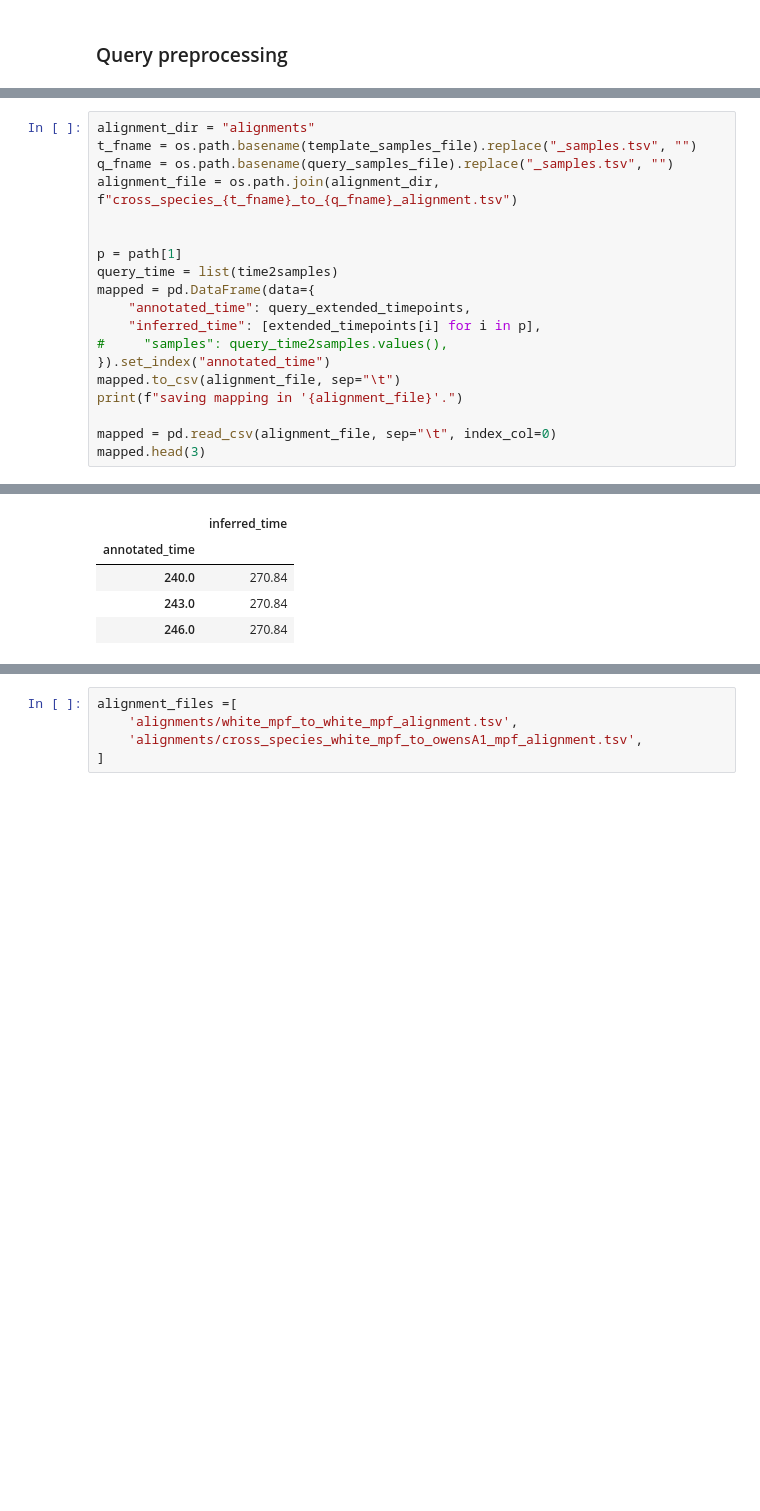
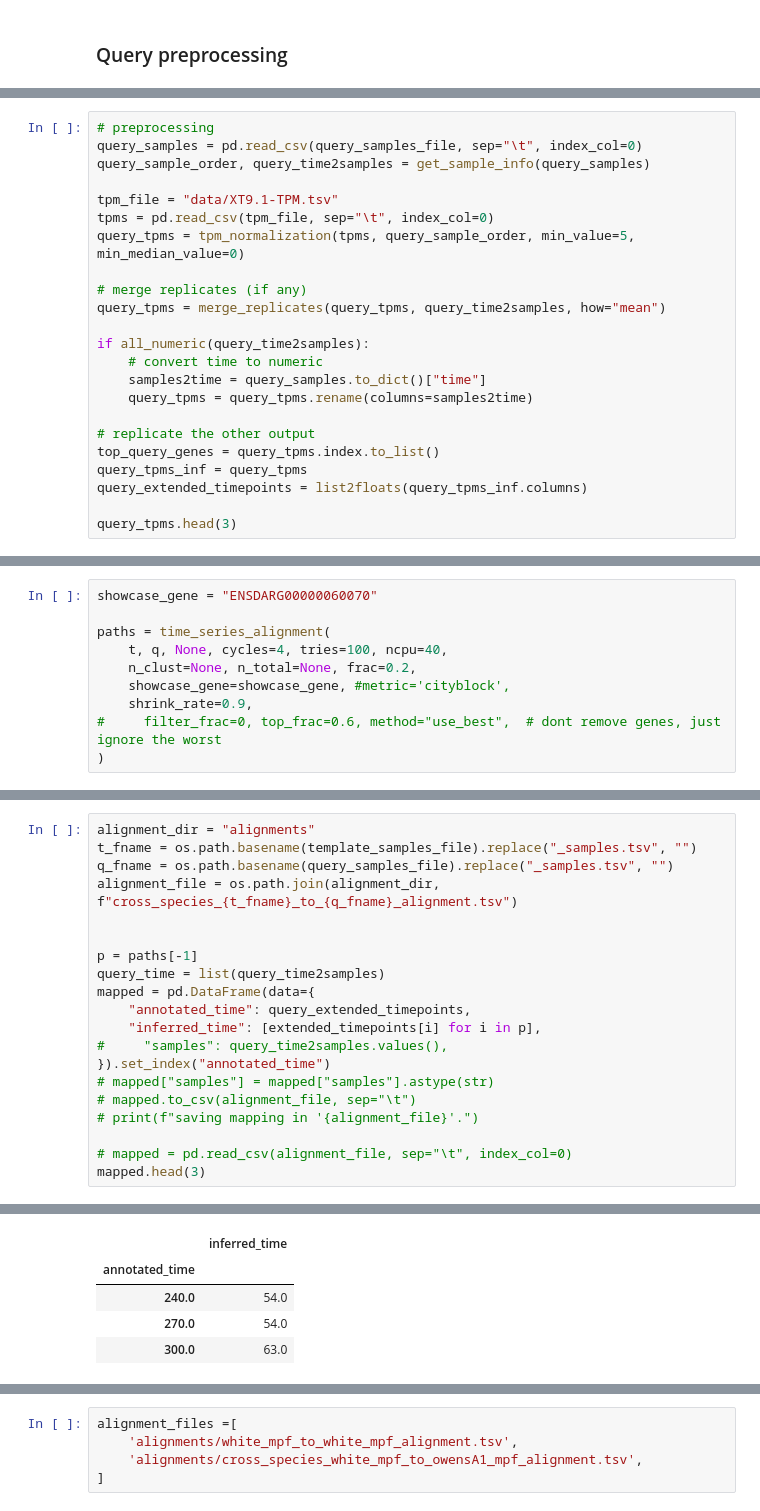
Before and after one commit to siebrenf/TSA, a Jupyter notebook: between_species.ipynb, the cells around one changed output, grey strips where cells are left out. Drawn from its saved outputs; the diff is of its cells as text; blank space fills up the shorter version.

```diff
--- a/between_species.ipynb
+++ b/between_species.ipynb
@@ -240,0 +95,23 @@ plot_scores(query_gpr_normscores, highlight_top_n=len(top_query_genes))
+# %%
+# preprocessing
+query_samples = pd.read_csv(query_samples_file, sep="\t", index_col=0)
+query_sample_order, query_time2samples = get_sample_info(query_samples)
+
+tpm_file = "data/XT9.1-TPM.tsv"
+tpms = pd.read_csv(tpm_file, sep="\t", index_col=0)
+query_tpms = tpm_normalization(tpms, query_sample_order, min_value=5, min_median_value=0)
+
+# merge replicates (if any)
+query_tpms = merge_replicates(query_tpms, query_time2samples, how="mean")
+
+if all_numeric(query_time2samples):
+    # convert time to numeric
+    samples2time = query_samples.to_dict()["time"]
+    query_tpms = query_tpms.rename(columns=samples2time)
+
+# replicate the other output
+top_query_genes = query_tpms.index.to_list()
+query_tpms_inf = query_tpms
+query_extended_timepoints = list2floats(query_tpms_inf.columns)
+
+query_tpms.head(3)
@@ -374,0 +295,10 @@ for gene in genes:
+# %%
+showcase_gene = "ENSDARG00000060070"
+
+paths = time_series_alignment(
+    t, q, None, cycles=4, tries=100, ncpu=40,
+    n_clust=None, n_total=None, frac=0.2,
+    showcase_gene=showcase_gene, #metric='cityblock',
+    shrink_rate=0.9,
+#     filter_frac=0, top_frac=0.6, method="use_best",  # dont remove genes, just ignore the worst
+)
@@ -379,16 +349,17 @@ q_fname = os.path.basename(query_samples_file).replace("_samples.tsv", "")
 alignment_file = os.path.join(alignment_dir, f"cross_species_{t_fname}_to_{q_fname}_alignment.tsv")
 
 
-p = path[1]
-query_time = list(time2samples)
+p = paths[-1]
+query_time = list(query_time2samples)
 mapped = pd.DataFrame(data={
     "annotated_time": query_extended_timepoints,
     "inferred_time": [extended_timepoints[i] for i in p],
 #     "samples": query_time2samples.values(),
 }).set_index("annotated_time")
-mapped.to_csv(alignment_file, sep="\t")
-print(f"saving mapping in '{alignment_file}'.")
+# mapped["samples"] = mapped["samples"].astype(str)
+# mapped.to_csv(alignment_file, sep="\t")
+# print(f"saving mapping in '{alignment_file}'.")
 
-mapped = pd.read_csv(alignment_file, sep="\t", index_col=0)
+# mapped = pd.read_csv(alignment_file, sep="\t", index_col=0)
 mapped.head(3)
 # %% [output]
@@ -396,5 +366,5 @@ saving mapping in 'alignments/cross_species_white_mpf_to_owensA1_mpf_alignment.t
 |  | inferred_time |
 | annotated_time |  |
-| 240.0 | 270.84 |
-| 243.0 | 270.84 |
-| 246.0 | 270.84 |
+| 240.0 | 54.0 |
+| 270.0 | 54.0 |
+| 300.0 | 63.0 |
```
Also changed, not shown: parts of 45 cells of this notebook, 15 other files.
